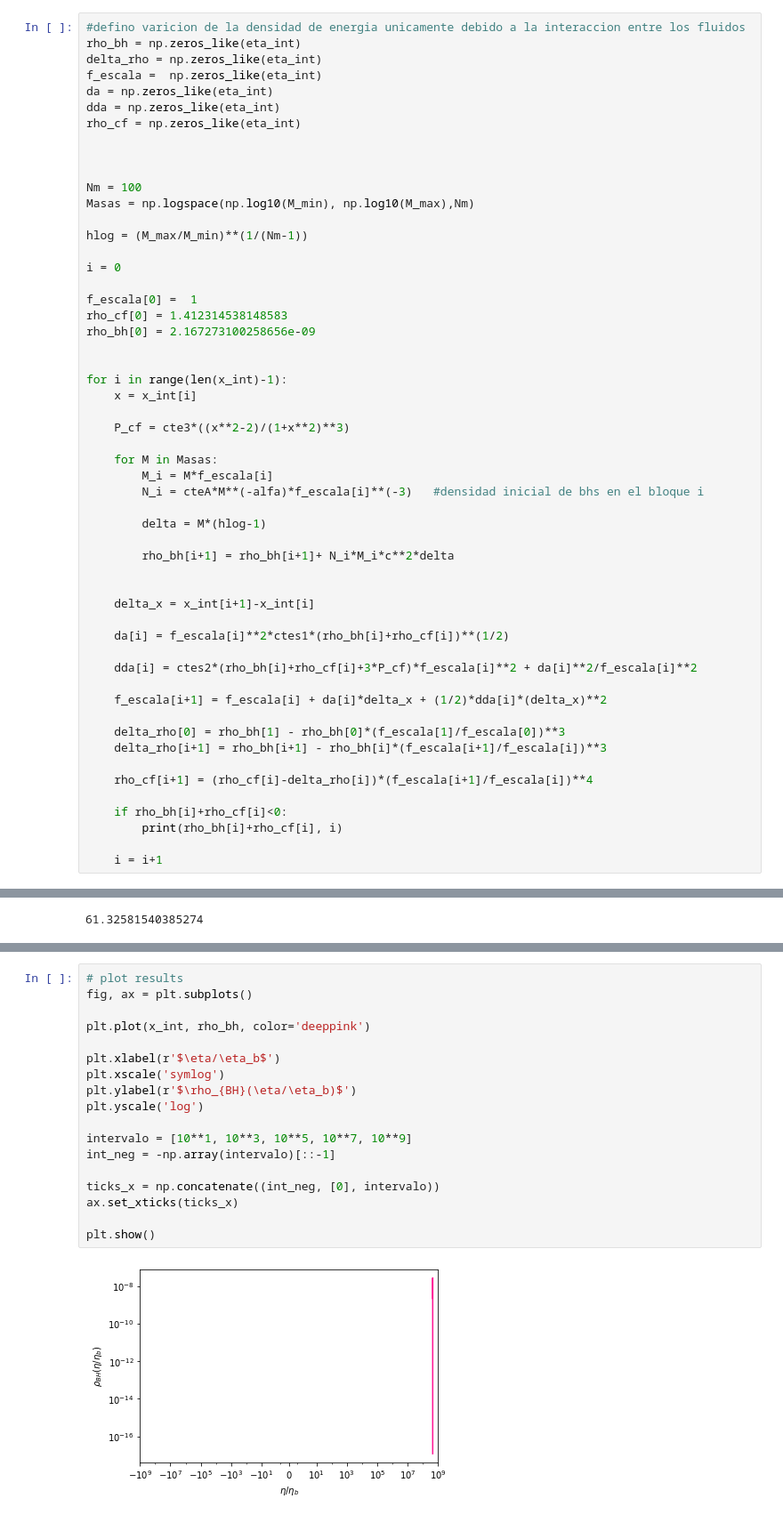
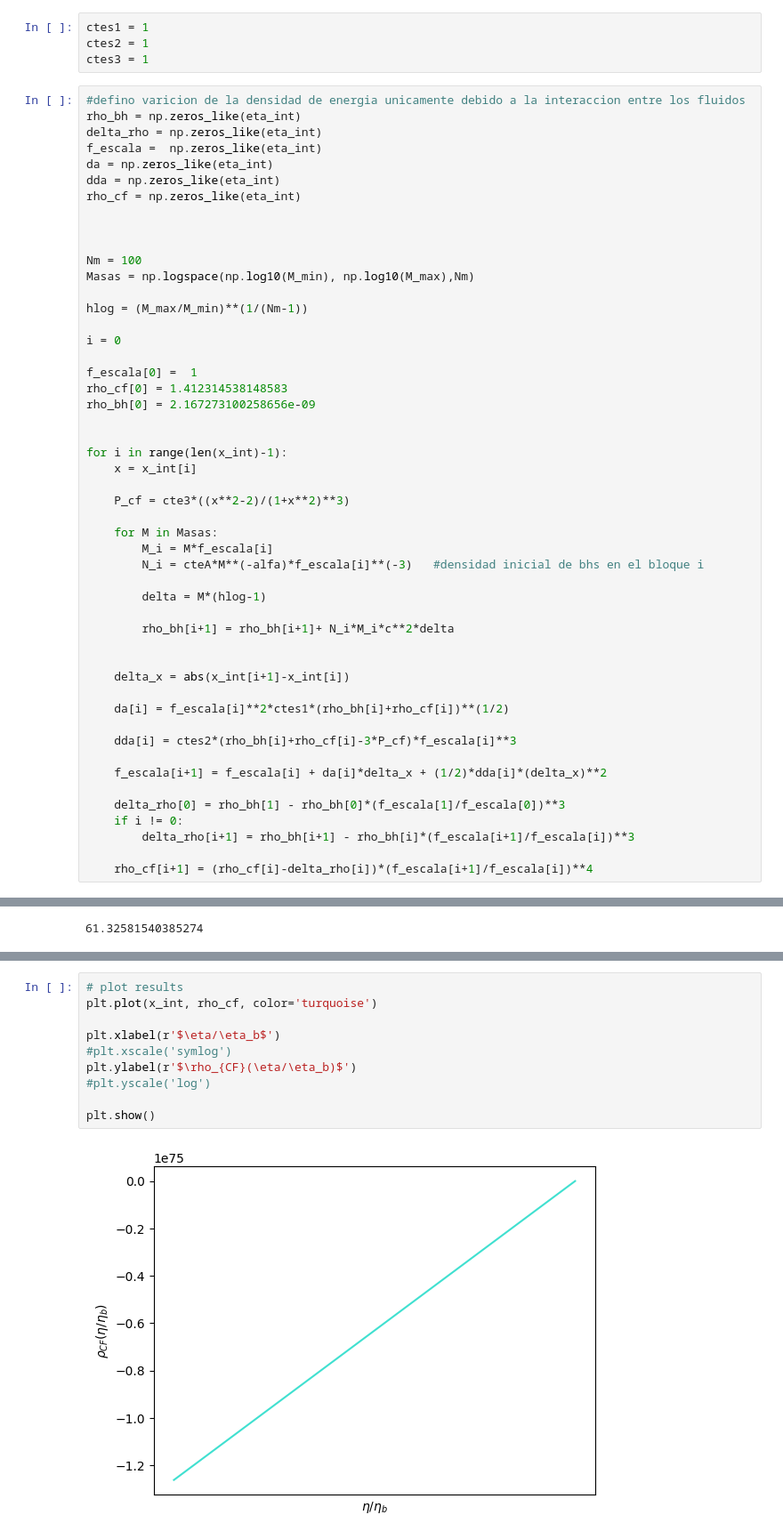
Before and after one commit to iarapintos/back-reaction, a Jupyter notebook: back_reaction.ipynb, the cells around one changed output, grey strips where cells are left out. Shown at 89% size. Cells and saved outputs as stored; diff of their text form.

```diff
--- a/back_reaction.ipynb
+++ b/back_reaction.ipynb
@@ -67,5 +67,9 @@ ctes2 = -(4*pi*G)/3
 
 cte3 = c**2/(8*pi*G*a_b**2 * eta_b**2)
+# %%
+ctes1 = 1
+ctes2 = 1
+ctes3 = 1
 # %%
 #defino varicion de la densidad de energia unicamente debido a la interaccion entre los fluidos
 rho_bh = np.zeros_like(eta_int)
@@ -103,20 +107,16 @@ for i in range(len(x_int)-1):
         rho_bh[i+1] = rho_bh[i+1]+ N_i*M_i*c**2*delta
 
 
-    delta_x = x_int[i+1]-x_int[i]
+    delta_x = abs(x_int[i+1]-x_int[i])
 
     da[i] = f_escala[i]**2*ctes1*(rho_bh[i]+rho_cf[i])**(1/2)
 
-    dda[i] = ctes2*(rho_bh[i]+rho_cf[i]+3*P_cf)*f_escala[i]**2 + da[i]**2/f_escala[i]**2
+    dda[i] = ctes2*(rho_bh[i]+rho_cf[i]-3*P_cf)*f_escala[i]**3
 
     f_escala[i+1] = f_escala[i] + da[i]*delta_x + (1/2)*dda[i]*(delta_x)**2
 
     delta_rho[0] = rho_bh[1] - rho_bh[0]*(f_escala[1]/f_escala[0])**3
-    delta_rho[i+1] = rho_bh[i+1] - rho_bh[i]*(f_escala[i+1]/f_escala[i])**3
+    if i != 0:
+        delta_rho[i+1] = rho_bh[i+1] - rho_bh[i]*(f_escala[i+1]/f_escala[i])**3
 
     rho_cf[i+1] = (rho_cf[i]-delta_rho[i])*(f_escala[i+1]/f_escala[i])**4
-
-    if rho_bh[i]+rho_cf[i]<0:
-        print(rho_bh[i]+rho_cf[i], i)
-
-    i = i+1
@@ -170,22 +168,14 @@ plt.show()
 # %%
 # plot results
-fig, ax = plt.subplots()
-
-plt.plot(x_int, rho_bh, color='deeppink')
+plt.plot(x_int, rho_cf, color='turquoise')
 
 plt.xlabel(r'$\eta/\eta_b$')
-plt.xscale('symlog')
-plt.ylabel(r'$\rho_{BH}(\eta/\eta_b)$')
-plt.yscale('log')
-
-intervalo = [10**1, 10**3, 10**5, 10**7, 10**9]
-int_neg = -np.array(intervalo)[::-1]
-
-ticks_x = np.concatenate((int_neg, [0], intervalo))
-ax.set_xticks(ticks_x)
+#plt.xscale('symlog')
+plt.ylabel(r'$\rho_{CF}(\eta/\eta_b)$')
+#plt.yscale('log')
 
 plt.show()
 # %% [output]
-[figure, old version]
+[figure, new version]
 # %%
 # plot results
```
Also changed, not shown: parts of 4 cells of this notebook.
